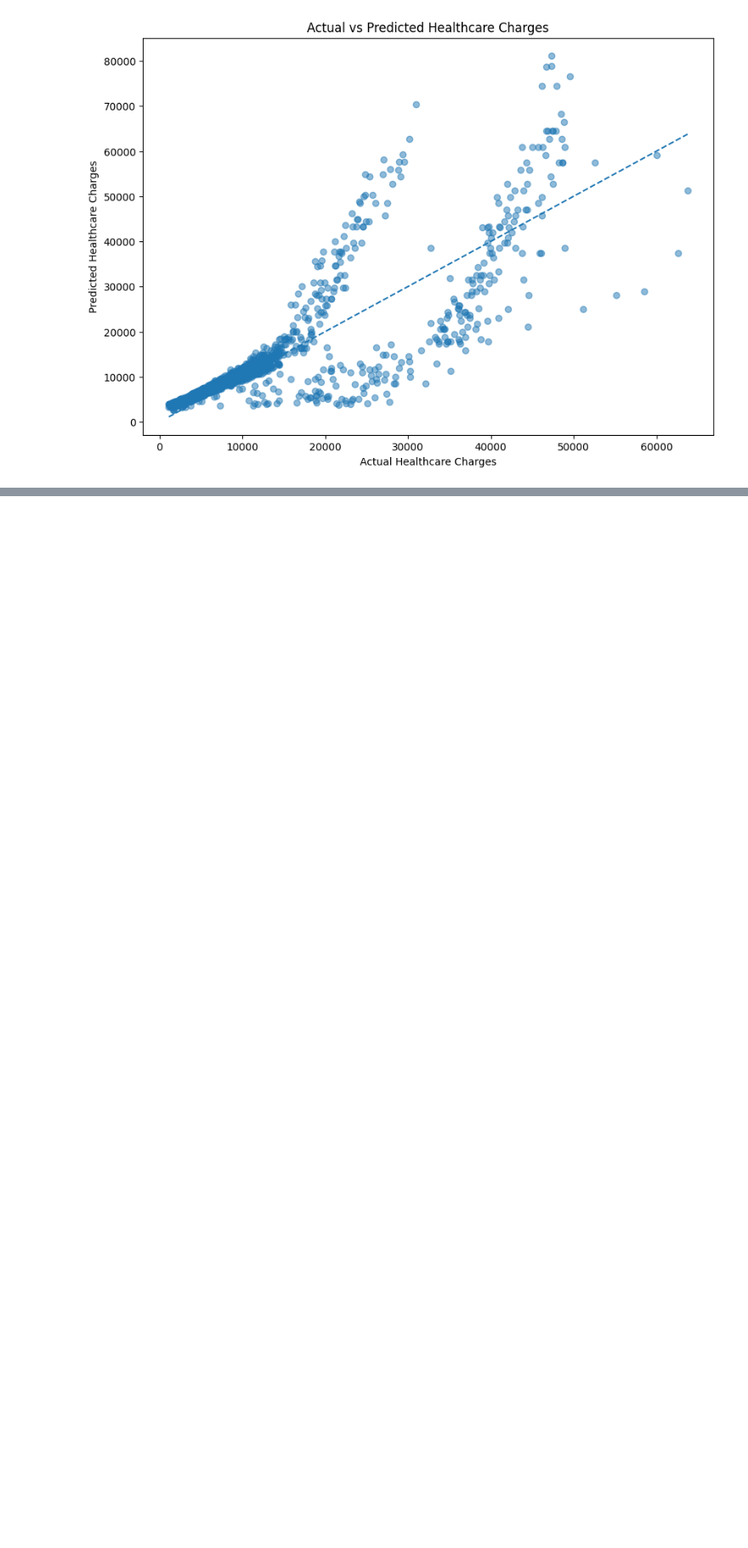
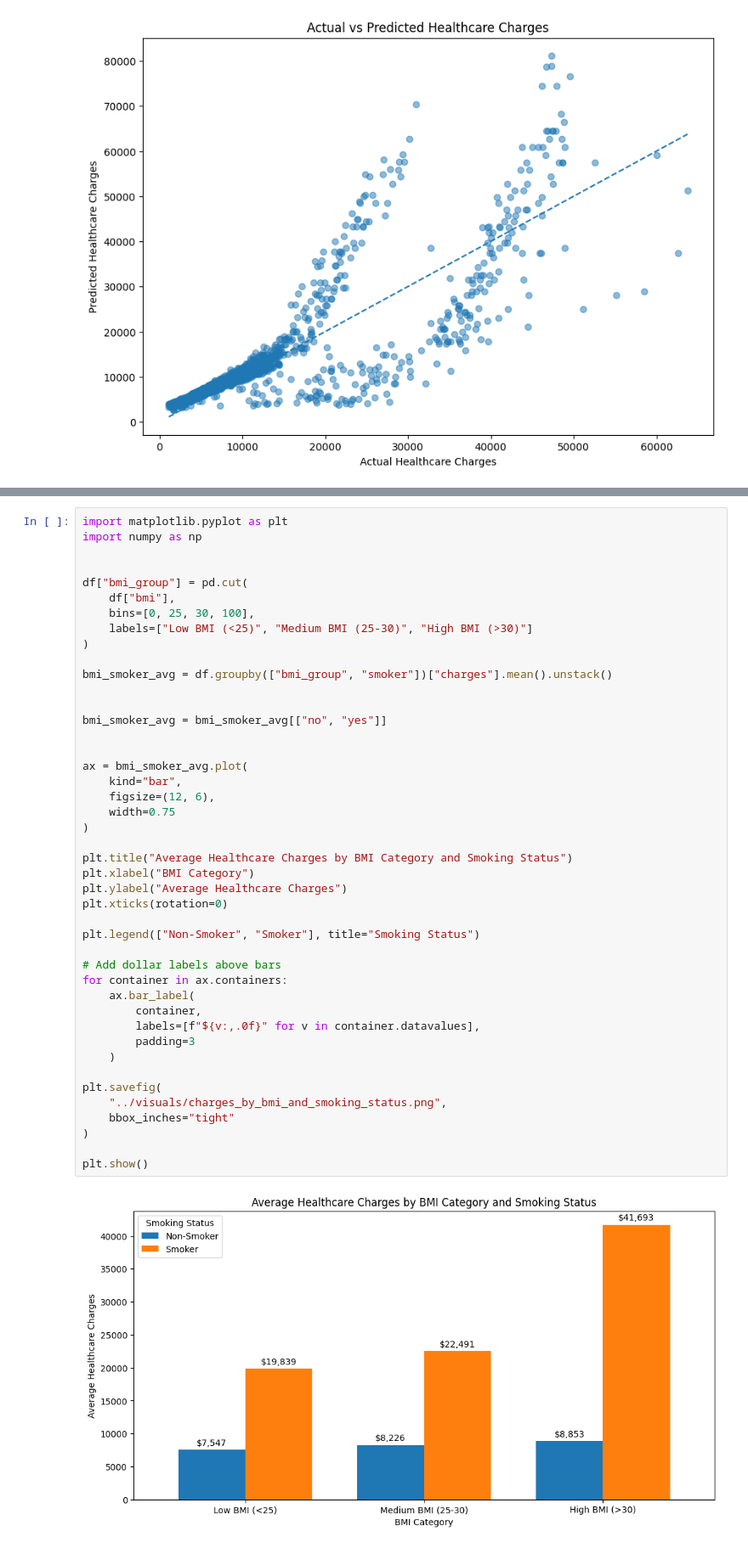
Before and after one commit to zhenjie14/Healthcare-cost-risk-model, a Jupyter notebook: notebooks/eda.ipynb, the cells around one changed output, grey strips where cells are left out. Shown at 85% size. Drawn from its saved outputs; the diff is of its cells as text; blank space fills up the shorter version.

```diff
--- a/notebooks/eda.ipynb
+++ b/notebooks/eda.ipynb
@@ -456,0 +456,46 @@ plt.show()
+# %%
+import matplotlib.pyplot as plt
+import numpy as np
+
+
+df["bmi_group"] = pd.cut(
+    df["bmi"],
+    bins=[0, 25, 30, 100],
+    labels=["Low BMI (<25)", "Medium BMI (25-30)", "High BMI (>30)"]
+)
+
+bmi_smoker_avg = df.groupby(["bmi_group", "smoker"])["charges"].mean().unstack()
+
+
+bmi_smoker_avg = bmi_smoker_avg[["no", "yes"]]
+
+
+ax = bmi_smoker_avg.plot(
+    kind="bar",
+    figsize=(12, 6),
+    width=0.75
+)
+
+plt.title("Average Healthcare Charges by BMI Category and Smoking Status")
+plt.xlabel("BMI Category")
+plt.ylabel("Average Healthcare Charges")
+plt.xticks(rotation=0)
+
+plt.legend(["Non-Smoker", "Smoker"], title="Smoking Status")
+
+# Add dollar labels above bars
+for container in ax.containers:
+    ax.bar_label(
+        container,
+        labels=[f"${v:,.0f}" for v in container.datavalues],
+        padding=3
+    )
+
+plt.savefig(
+    "../visuals/charges_by_bmi_and_smoking_status.png",
+    bbox_inches="tight"
+)
+
+plt.show()
+# %% [output]
+[figure, added]
```
Also changed, not shown: parts of 2 cells of this notebook, 2 other files.
